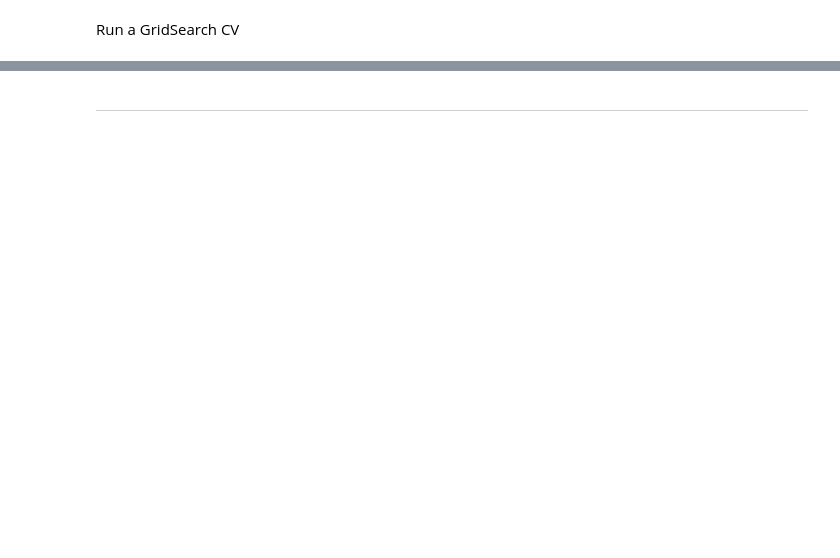
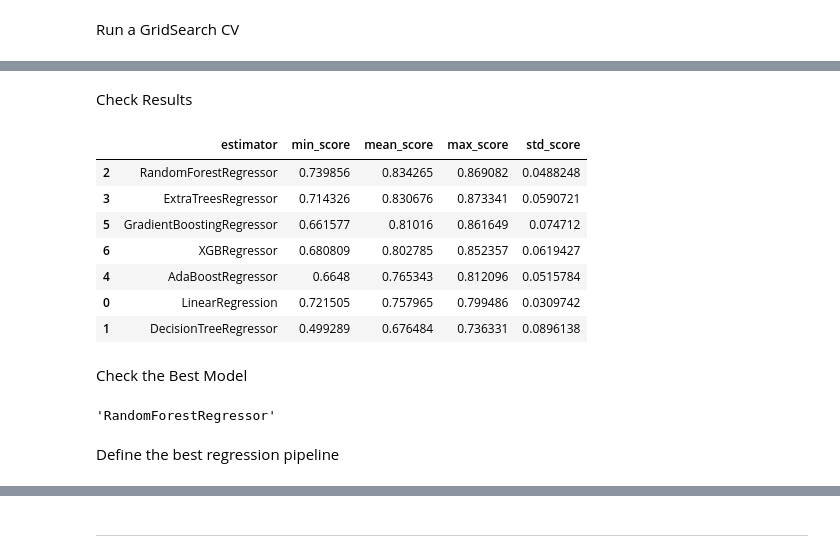
Before and after one commit to van-essa/heritage-housing-issues, a Jupyter notebook: jupyter_notebooks/05 - Modeling and Evaluation - Predict Sale Price.ipynb, the cells around one changed output, grey strips where cells are left out. Saved outputs shown, nothing was run; the diff lists cells and outputs as text; code cells hidden in the pictures; blank space fills up the shorter version.

```diff
--- a/jupyter_notebooks/05 - Modeling and Evaluation - Predict Sale Price.ipynb
+++ b/jupyter_notebooks/05 - Modeling and Evaluation - Predict Sale Price.ipynb
@@ -659,0 +839,23 @@ search.fit(X_train, y_train, scoring = 'r2', n_jobs=-1, cv=5)
+# %% [markdown]
+Check Results
+# %%
+grid_search_summary, grid_search_pipelines = search.score_summary(sort_by='mean_score')
+grid_search_summary
+# %% [output]
+|  | estimator | min_score | mean_score | max_score | std_score |
+| 2 | RandomForestRegressor | 0.739856 | 0.834265 | 0.869082 | 0.0488248 |
+| 3 | ExtraTreesRegressor | 0.714326 | 0.830676 | 0.873341 | 0.0590721 |
+| 5 | GradientBoostingRegressor | 0.661577 | 0.81016 | 0.861649 | 0.074712 |
+| 6 | XGBRegressor | 0.680809 | 0.802785 | 0.852357 | 0.0619427 |
+| 4 | AdaBoostRegressor | 0.6648 | 0.765343 | 0.812096 | 0.0515784 |
+| 0 | LinearRegression | 0.721505 | 0.757965 | 0.799486 | 0.0309742 |
+| 1 | DecisionTreeRegressor | 0.499289 | 0.676484 | 0.736331 | 0.0896138 |
+# %% [markdown]
+Check the Best Model
+# %%
+best_model = grid_search_summary.iloc[0,0]
+best_model
+# %% [output]
+'RandomForestRegressor'
+# %% [markdown]
+Define the best regression pipeline
```
Also changed, not shown: parts of 57 cells of this notebook, 6 other files.
